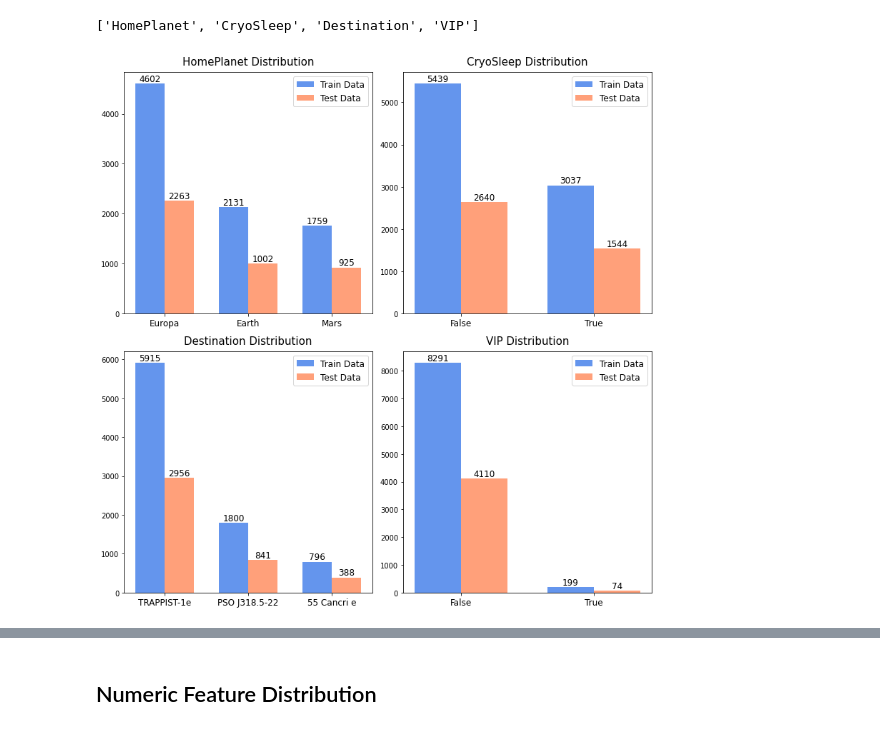
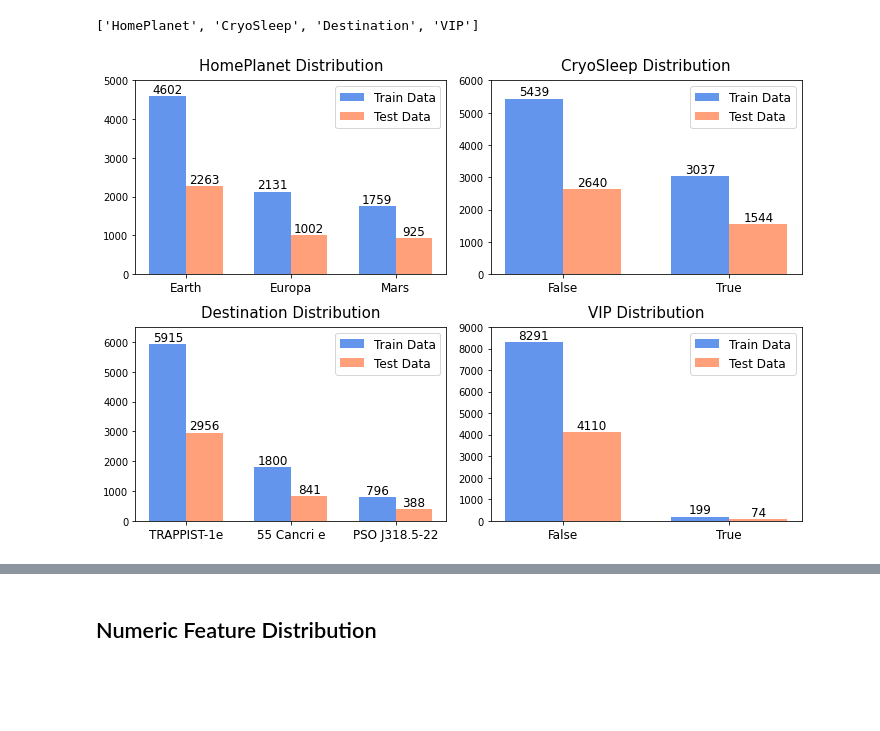
Before and after one commit to gonekng/Kaggle_Project, a Jupyter notebook: Spaceship Titanic/ml-spaceship-titanic.ipynb, the cells around one changed output, grey strips where cells are left out. Cells and saved outputs as stored; diff of their text form; code cells hidden in the pictures; blank space fills up the shorter version.

```diff
--- a/Spaceship Titanic/ml-spaceship-titanic.ipynb
+++ b/Spaceship Titanic/ml-spaceship-titanic.ipynb
@@ -219,30 +228,35 @@ col_cat
 # %% [output]
 ['HomePlanet', 'CryoSleep', 'Destination', 'VIP']
 # %%
-fig, ax = plt.subplots(2,2,figsize=(11,11))
+fig, ax = plt.subplots(2,2,figsize=(10,7))
 
 width = 0.35
 x = []
 b = []
 b2 = []
 
 for i in range(2):
     for j in range(2):
-        x.append(train_cat.loc[:,col_cat[2*i+j]].unique().tolist()[:-1])
+        x.append(train_cat.loc[:,col_cat[2*i+j]].value_counts().index)
         b.append(ax[i,j].bar(np.arange(len(x[2*i+j])) - width/2,
                             train_cat.loc[:,col_cat[2*i+j]].value_counts().to_list(),
                             width, label = "Train Data", color="cornflowerblue"))
         b2.append(ax[i,j].bar(np.arange(len(x[2*i+j])) + width/2,
                             test_cat.loc[:,col_cat[2*i+j]].value_counts().to_list(),
                             width, label = "Test Data", color="lightsalmon"))
         ax[i,j].bar_label(b[2*i+j], label_type='edge', size=12)
         ax[i,j].bar_label(b2[2*i+j], label_type='edge', size=12)
         ax[i,j].set_title(f'{col_cat[2*i+j]} Distribution',
                           pad=10, size=15)
         ax[i,j].set_xticks(np.arange(len(x[2*i+j])), x[2*i+j], size=12)
         ax[i,j].legend(loc="best", fontsize=12)
 
+ax[0,0].set_ylim(0,5000)
+ax[0,1].set_ylim(0,6000)
+ax[1,0].set_ylim(0,6500)
+ax[1,1].set_ylim(0,9000)
+
 fig.tight_layout()
 plt.show()
 # %% [output]
-[figure, old version]
+[figure, new version]
```
Also changed, not shown: parts of 45 cells of this notebook.
